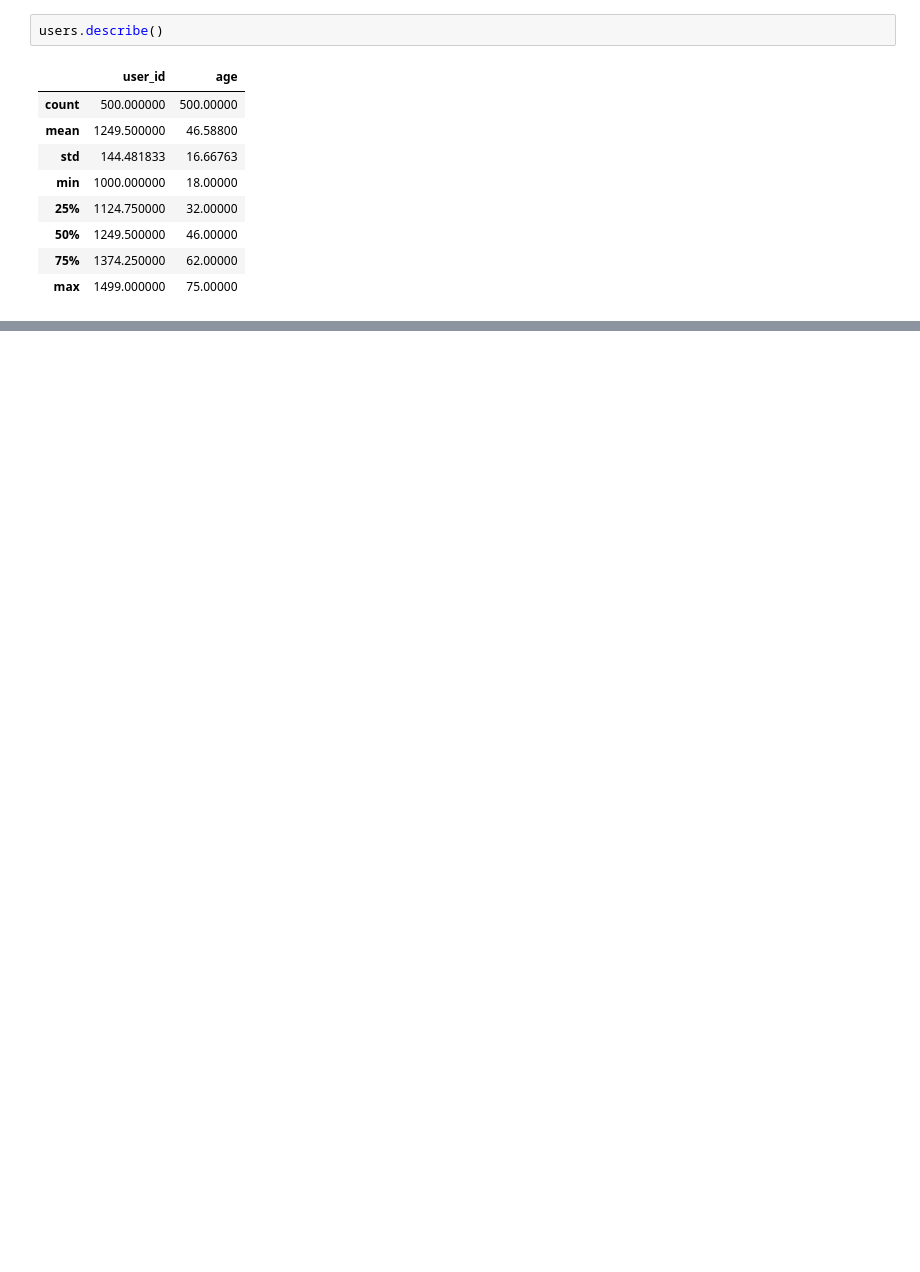
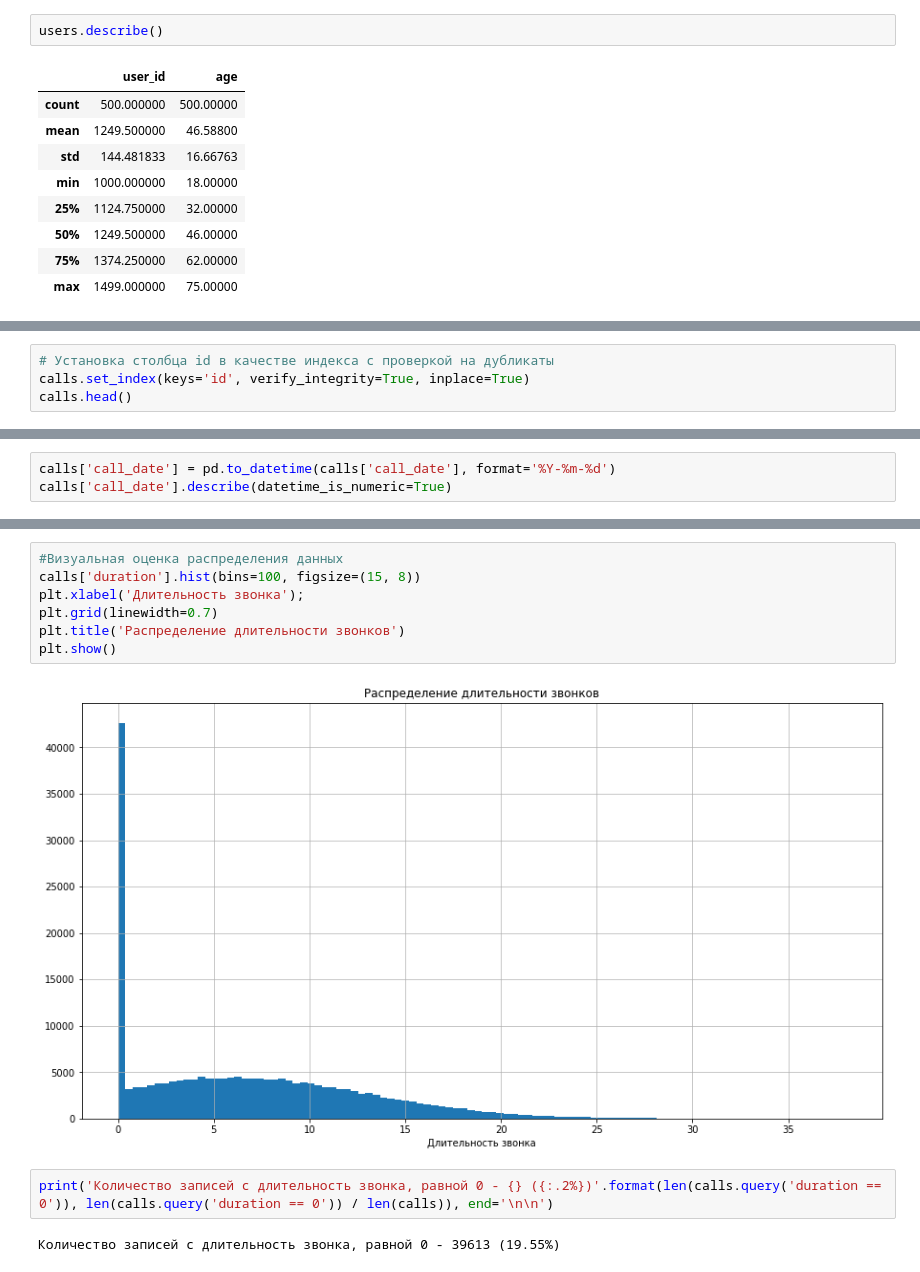
Before and after one commit to FrolovskiyKirill/Data-Science-Projects, a Jupyter notebook: Project_Three.ipynb, the cells around one changed output, grey strips where cells are left out. Drawn from its saved outputs; the diff is of its cells as text; blank space fills up the shorter version.

```diff
--- a/Project_Three.ipynb
+++ b/Project_Three.ipynb
@@ -213,0 +306,4 @@ users.describe()
+# %%
+# Установка столбца id в качестве индекса с проверкой на дубликаты
+calls.set_index(keys='id', verify_integrity=True, inplace=True)
+calls.head()
@@ -213,0 +327,3 @@ users.describe()
+# %%
+calls['call_date'] = pd.to_datetime(calls['call_date'], format='%Y-%m-%d')
+calls['call_date'].describe(datetime_is_numeric=True)
@@ -213,0 +352,13 @@ users.describe()
+# %%
+#Визуальная оценка распределения данных
+calls['duration'].hist(bins=100, figsize=(15, 8))
+plt.xlabel('Длительность звонка');
+plt.grid(linewidth=0.7)
+plt.title('Распределение длительности звонков')
+plt.show()
+# %% [output]
+[figure, added]
+# %%
+print('Количество записей с длительность звонка, равной 0 - {} ({:.2%})'.format(len(calls.query('duration == 0')), len(calls.query('duration == 0')) / len(calls)), end='\n\n')
+# %% [output]
+Количество записей с длительность звонка, равной 0 - 39613 (19.55%)
```
Also changed, not shown: parts of 49 cells of this notebook.
